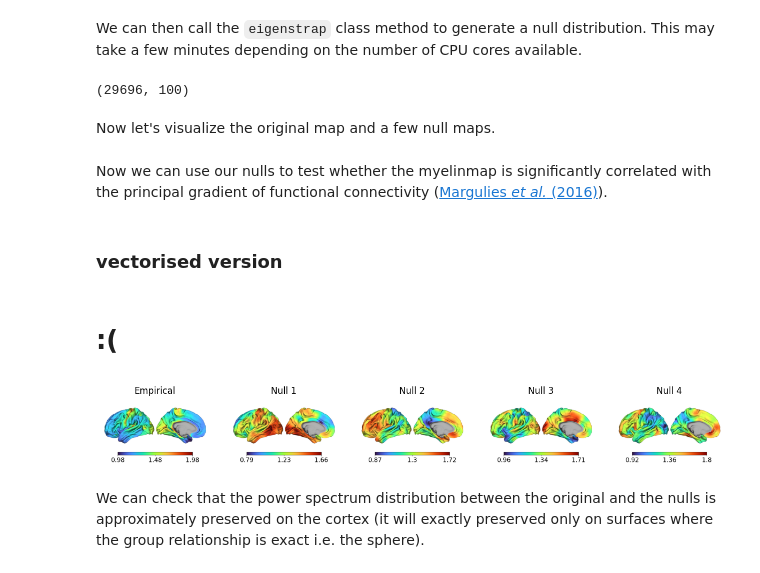
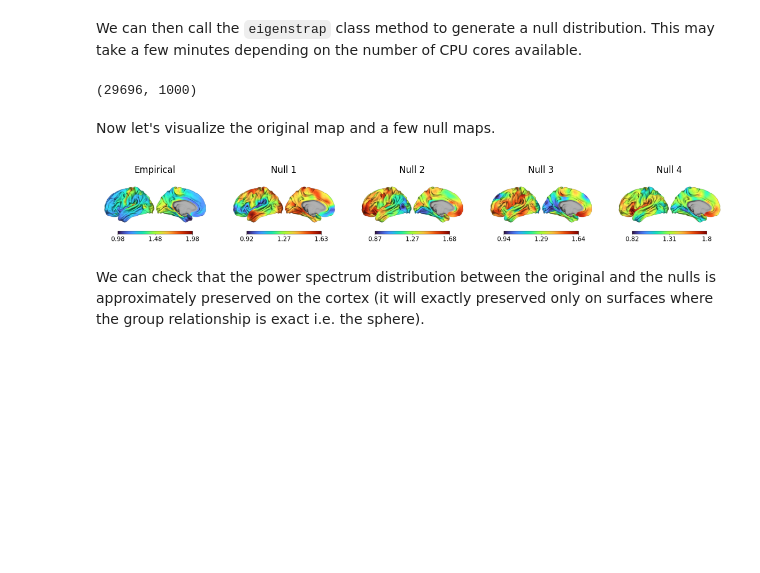
Before and after one commit to VictorBarnes/neuromodes, a Jupyter notebook: docs/tutorials/eigenstrapping.ipynb, the cells around one changed output. Cells and saved outputs as stored; diff of their text form; code cells hidden in the pictures; blank space fills up the shorter version.

```diff
--- a/docs/tutorials/eigenstrapping.ipynb
+++ b/docs/tutorials/eigenstrapping.ipynb
@@ -45,42 +45,31 @@ nulls = solver.eigenstrap(
     seed=seed,
     randomize=False,
     resample=None,
-    n_jobs=-1   # Use all available CPU cores
+    n_jobs=1   # Parallelisation is overrated
 )
 print(nulls.shape)
 # %% [output]
-(29696, 100)
+(29696, 1000)
 # %% [markdown]
 Now let's visualize the original map and a few null maps.
 # %%
 # Plot nulls
 lh_surfpath = files('neuromodes.data') / f'sp-human_tpl-fsLR_den-{density}_hemi-L_midthickness.surf.gii'
 
 with as_file(lh_surfpath) as lh_surfpath:
     fig1, axs = plt.subplots(1, 5, figsize=(15, 6))
     axs = axs.ravel()
     for i, ax_i in enumerate(axs):
         if i == 0:
             data = unmask(myelinmap, medmask)
             title = "Empirical"
         else:
             data = unmask(nulls[:, i-1], medmask)
             title = f"Null {i}"
 
         color_range = (np.nanpercentile(data, 5), np.nanpercentile(data, 95))
 
         plot_surf(lh_surfpath, data, cmap='turbo', color_range=(0.98, 1.98), ax=axs[i], cbar=True)
         axs[i].set_title(title)
-
-# Plot null correlation distribution
-inter_null_corrs = np.corrcoef(nulls.T)
-triu_inds = np.triu_indices_from(inter_null_corrs, k=1)
-fig2, ax2 = plt.subplots(figsize=(6, 4))
-ax2.hist(inter_null_corrs[triu_inds], bins=50, edgecolor='black', linewidth=0.7)
-ax2.set_title("Distribution of correlations among nulls")
-ax2.set_xlabel("Pearson's r")
-ax2.set_ylabel("Frequency")
-
-plt.show()
+# %% [output]
+[figure, added]
-# %% [markdown]
-Now we can use our nulls to test whether the myelinmap is significantly correlated with the principal gradient of functional connectivity ([Margulies *et al.* (2016)](https://doi.org/10.1073/pnas.1608282113)).
@@ -110,2 +75,0 @@ plt.show()
-# %% [markdown]
-### vectorised version
@@ -138,26 +76,3 @@ nulls_og = eigenstrap(
-# %% [markdown]
-# :(
-# %%
-# Plot nulls
-lh_surfpath = files('neuromodes.data') / f'sp-human_tpl-fsLR_den-{density}_hemi-L_midthickness.surf.gii'
-
-with as_file(lh_surfpath) as lh_surfpath:
-    fig1, axs = plt.subplots(1, 5, figsize=(15, 6))
-    axs = axs.ravel()
-    for i, ax_i in enumerate(axs):
-        if i == 0:
-            data = unmask(myelinmap, medmask)
-            title = "Empirical"
-        else:
-            data = unmask(nulls[:, i-1], medmask)
-            title = f"Null {i}"
-
-        color_range = (np.nanpercentile(data, 5), np.nanpercentile(data, 95))
-
-        plot_surf(lh_surfpath, data, cmap='turbo', color_range=color_range, ax=axs[i], cbar=True)
-        axs[i].set_title(title)
-# %% [output]
-[figure, removed]
 # %% [markdown]
 We can check that the power spectrum distribution between the original and the nulls is approximately preserved on the cortex (it will exactly preserved only on surfaces where the group relationship is exact i.e. the sphere).
 # %%
```
Also changed, not shown: parts of 12 cells of this notebook, 3 other files.
